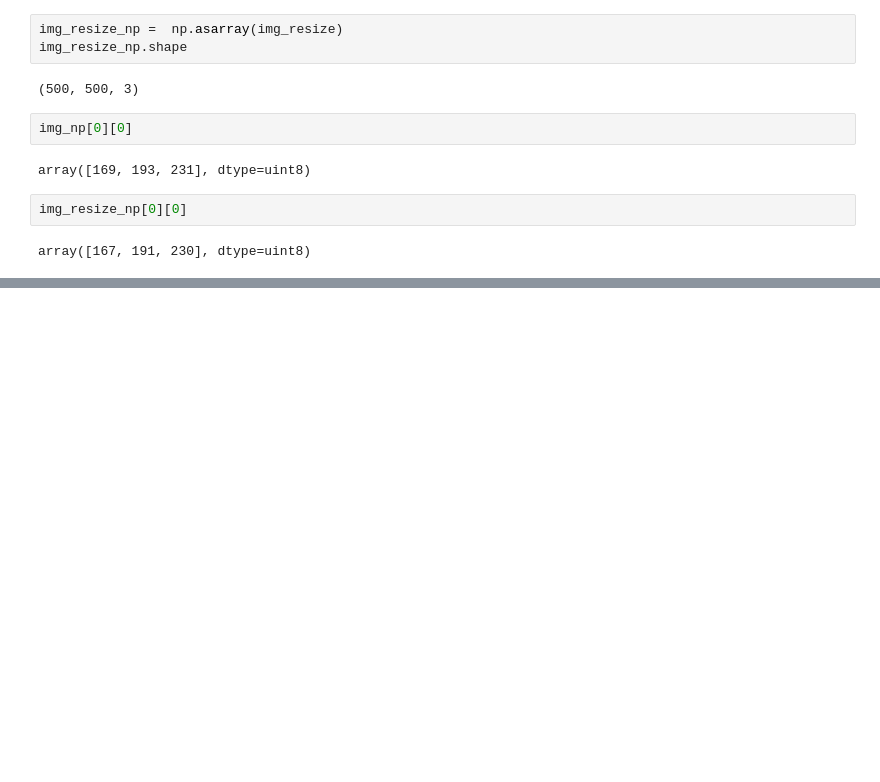
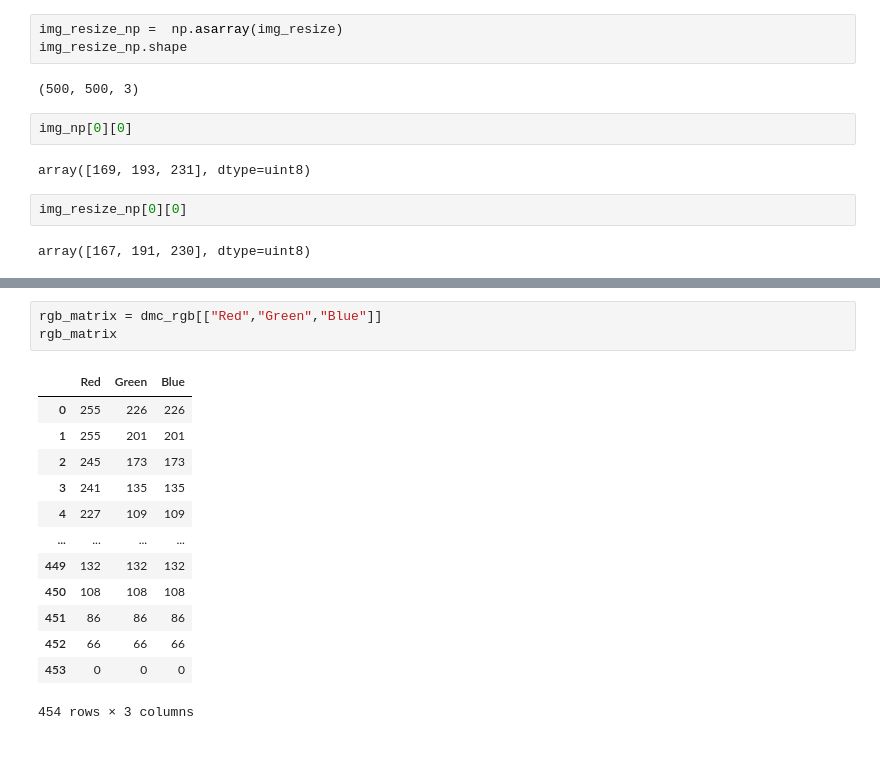
Before and after one commit to barbadosaloe/Dissertation, a Jupyter notebook: try.ipynb, the cells around one changed output, grey strips where cells are left out. Drawn from its saved outputs; the diff is of its cells as text; blank space fills up the shorter version.

```diff
--- a/try.ipynb
+++ b/try.ipynb
@@ -37,3 +79,22 @@ ParserError: Error tokenizing data. C error: Expected 1 fields in line 81, saw 2
+# %%
+rgb_matrix = dmc_rgb[["Red","Green","Blue"]]
+rgb_matrix
+# %% [output]
+|  | Red | Green | Blue |
+| 0 | 255 | 226 | 226 |
+| 1 | 255 | 201 | 201 |
+| 2 | 245 | 173 | 173 |
+| 3 | 241 | 135 | 135 |
+| 4 | 227 | 109 | 109 |
+| ... | ... | ... | ... |
+| 449 | 132 | 132 | 132 |
+| 450 | 108 | 108 | 108 |
+| 451 | 86 | 86 | 86 |
+| 452 | 66 | 66 | 66 |
+| 453 | 0 | 0 | 0 |
+454 rows × 3 columns
+# %% [markdown]
+##
 # %% [markdown]
 <a style='text-decoration:none;line-height:16px;display:flex;color:#5B5B62;padding:10px;justify-content:end;' href='https://deepnote.com?utm_source=created-in-deepnote-cell&projectId=768076c7-65ce-42d5-b86d-074f9f75d785' target="_blank">
 <img alt='Created in deepnote.com' style='display:inline;max-height:16px;margin:0px;margin-right:7.5px;' src='embedded-picture-1' > </img>
```
Also changed, not shown: parts of 9 cells of this notebook, 1 other file.
